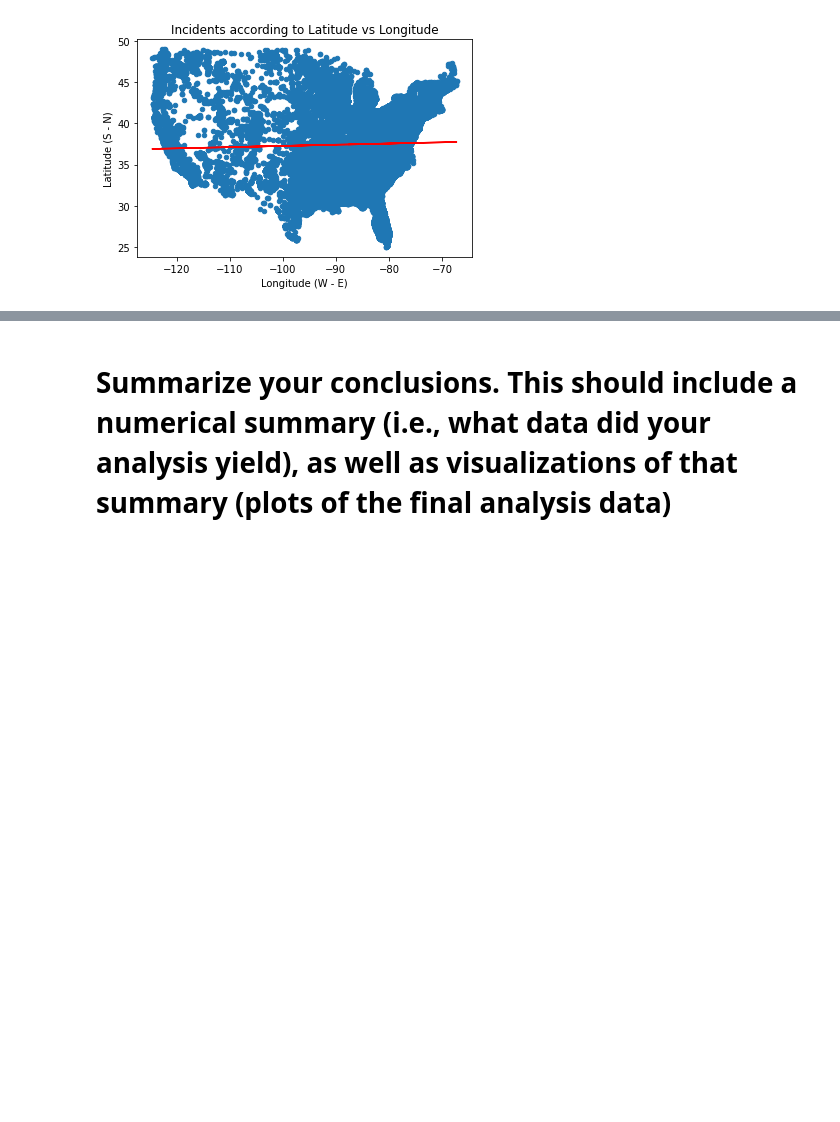
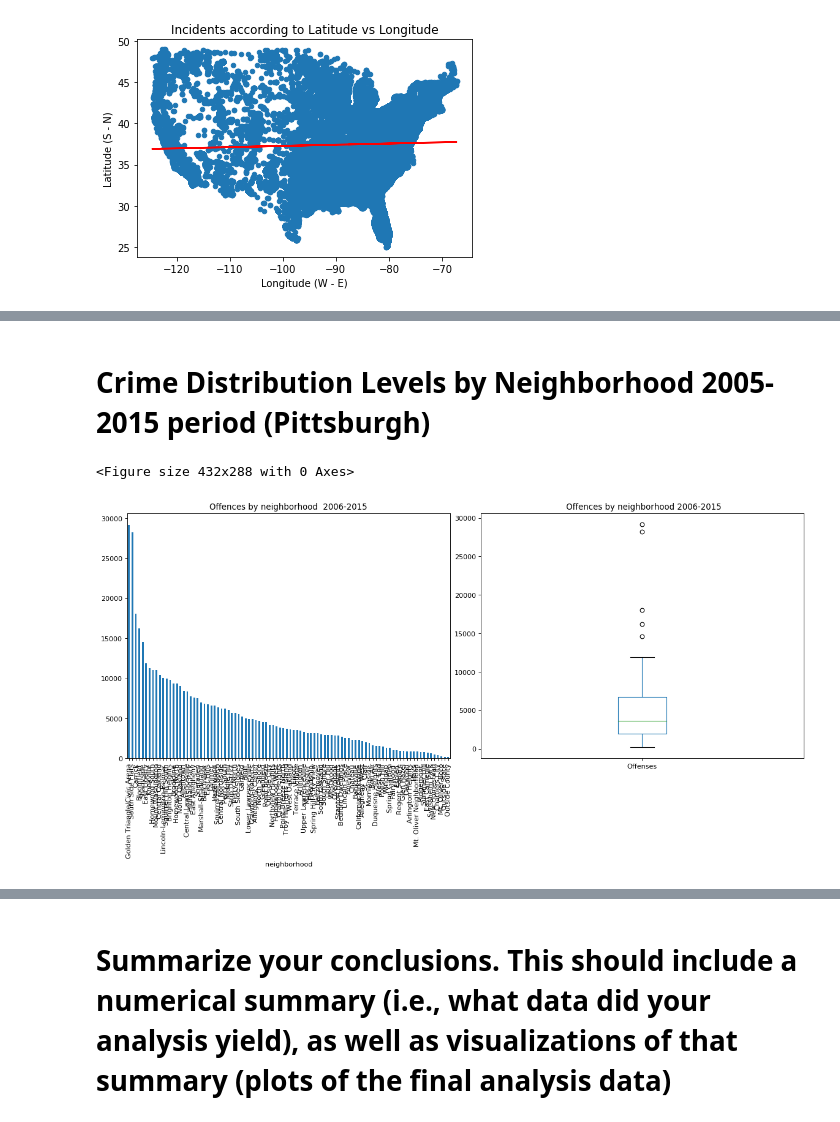
Before and after one commit to palolo02/Project1, a Jupyter notebook: Crime in US.ipynb, the cells around one changed output, grey strips where cells are left out. Cells and saved outputs as stored; diff of their text form; code cells hidden in the pictures; blank space fills up the shorter version.

```diff
--- a/Crime in US.ipynb
+++ b/Crime in US.ipynb
@@ -339,0 +509,49 @@ Mike:
+# %%
+# offences by period neighborhood, crime distribution
+
+v_grp_met_nec_df =v_fori_blo_df
+# select 2 columns to work with
+v_grp_met_nec_df = v_grp_met_nec_df[['neighborhood','Offenses']]
+
+#group by
+v_grp_met_nec_df= pd.DataFrame({'Offenses':v_grp_met_nec_df.groupby(['neighborhood'], sort=False)['Offenses'].count()}).reset_index()
+
+# get total offences and their proportion
+v_total= v_grp_met_nec_df["Offenses"].sum()
+
+# calculate a new percent column
+v_grp_met_nec_df["Percentage"] =(v_grp_met_nec_df["Offenses"]*100 )/ v_total
+
+# sort df by year
+v_grp_met_nec_df.sort_values(by=['Offenses'], ascending=False, inplace=True)
+#v_grp_metrics_df.to_csv (r'C:\Users\user\Documents\ITESM_DA\others\pro_pro\Project1\Resources\neiper.csv', index = False, header=True)
+
+# filter df to get significative
+v_grp_metrics_80_df=v_grp_met_nec_df
+#v_grp_metrics_80_df = v_grp_metrics_df[v_grp_metrics_df['Offense']>=10000]
+#display(v_grp_metrics_80_df.head(5))
+
+# filter df to get significative qty
+
+v_grp_metrics_20_df=v_grp_met_nec_df
+#v_grp_metrics_20_df= v_grp_metrics_df[(v_grp_metrics_df['Offense'] <= 1000)]
+#display(v_grp_metrics_20_df.head(5))
+# %% [markdown]
+# Crime Distribution Levels by Neighborhood  2005-2015 period (Pittsburgh)
+# %%
+#plot results Offense by neighborhood
+fig = plt.figure()
+fig = plt.figure(figsize=(15, 8), dpi=80)
+ax1 = fig.add_subplot(121)
+ax = v_grp_metrics_80_df.plot(x='neighborhood',  y='Offenses', ax=ax1, kind="bar",
+                           legend = False, title = "Offences by neighborhood  2006-2015")
+
+# plot results Offense by neighborhood
+ax2 = fig.add_subplot(122)
+fig.tight_layout(pad=2.0)
+ax = v_grp_metrics_20_df.plot(x='neighborhood',  y='Offenses', ax=ax2, kind="box",
+                           legend = False, title = " Offences by neighborhood 2006-2015")
+plt.show()
+# %% [output]
+<Figure size 432x288 with 0 Axes>
+[figure, added]
```
Also changed, not shown: parts of 17 cells of this notebook, 4 other files.
